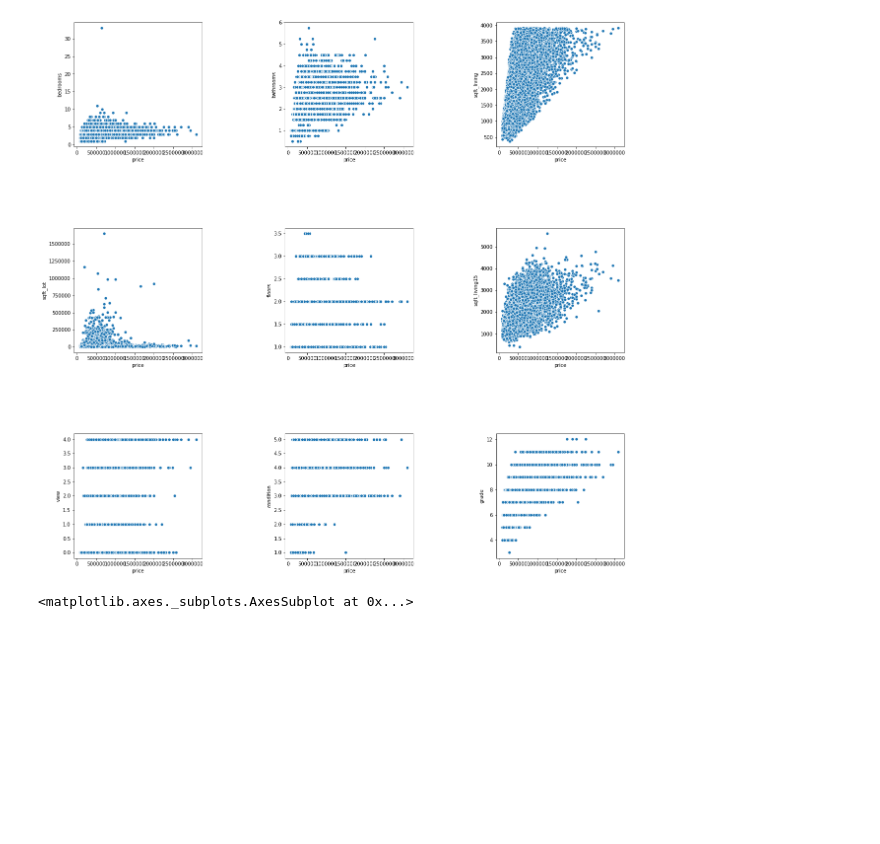
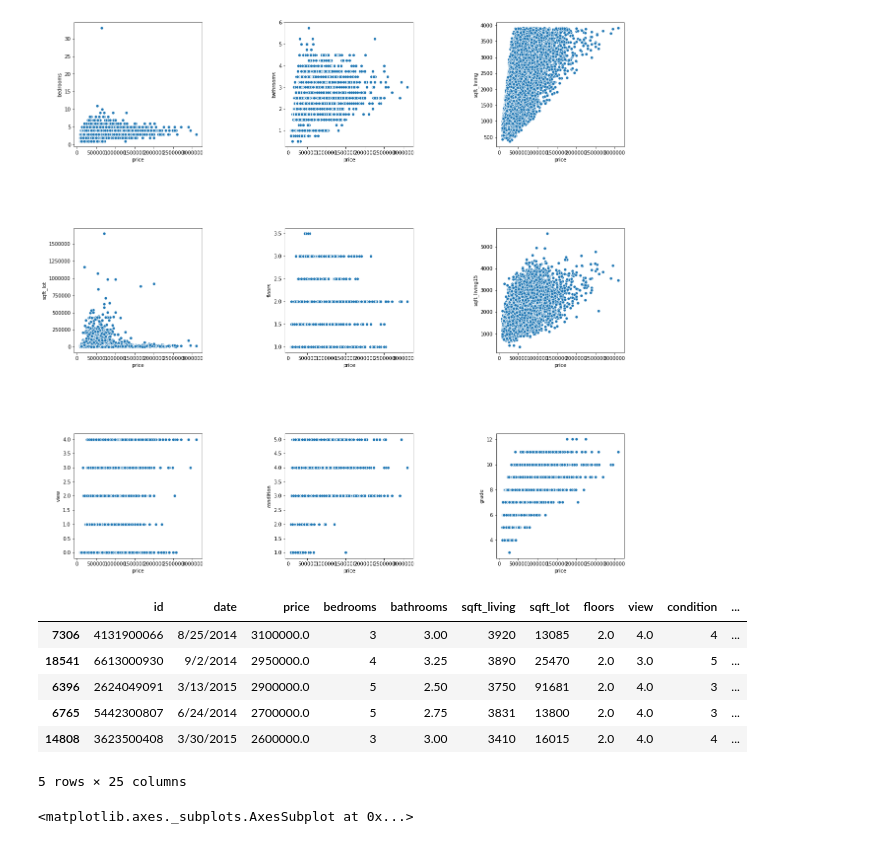
Before and after one commit to Silkways/Seattlers, a Jupyter notebook: Housing_Project_Gus.ipynb, the cells around one changed output. Drawn from its saved outputs; the diff is of its cells as text; code cells hidden in the pictures; blank space fills up the shorter version.

```diff
--- a/Housing_Project_Gus.ipynb
+++ b/Housing_Project_Gus.ipynb
@@ -239,3 +232,17 @@ for i, col in enumerate(cols):
+# %%
+#Creation of new column for neighbors vs sqft living
+
+df_base['sqft_vs_nghbrs'] = np.where(df_base['sqft_living'] > df_base['sqft_living15'], 1, 0)
+
+df_base.head()
+# %% [output]
+|  | id | date | price | bedrooms | bathrooms | sqft_living | sqft_lot | floors | view | condition | ... |
+| 7306 | 4131900066 | 8/25/2014 | 3100000.0 | 3 | 3.00 | 3920 | 13085 | 2.0 | 4.0 | 4 | ... |
+| 18541 | 6613000930 | 9/2/2014 | 2950000.0 | 4 | 3.25 | 3890 | 25470 | 2.0 | 3.0 | 5 | ... |
+| 6396 | 2624049091 | 3/13/2015 | 2900000.0 | 5 | 2.50 | 3750 | 91681 | 2.0 | 4.0 | 3 | ... |
+| 6765 | 5442300807 | 6/24/2014 | 2700000.0 | 5 | 2.75 | 3831 | 13800 | 2.0 | 4.0 | 3 | ... |
+| 14808 | 3623500408 | 3/30/2015 | 2600000.0 | 3 | 3.00 | 3410 | 16015 | 2.0 | 4.0 | 4 | ... |
+5 rows × 25 columns
 # %%
 #remove bathrooms outliers
 
```
Also changed, not shown: parts of 16 cells of this notebook.
